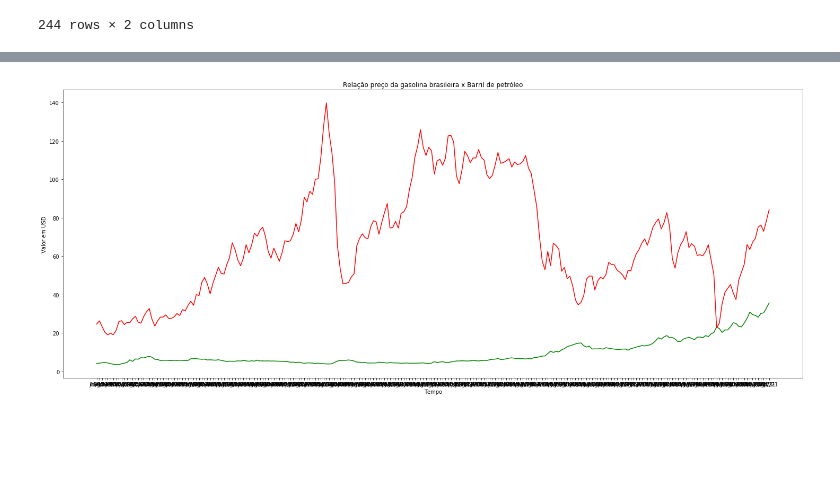
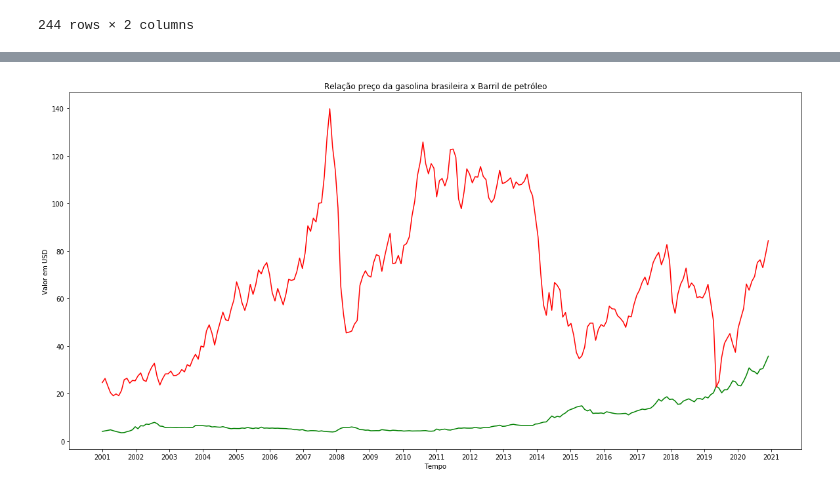
Before and after one commit to Guilherme-Valle/ia-analise-gasolina, a Jupyter notebook: analysis.ipynb, the cells around one changed output, grey strips where cells are left out. Drawn from its saved outputs; the diff is of its cells as text; code cells hidden in the pictures; blank space fills up the shorter version.

```diff
--- a/analysis.ipynb
+++ b/analysis.ipynb
@@ -395,0 +362,3 @@ petroleo_brent_2001_2021
+# %%
+preco_gasolina_2001_2021["ANO"] = preco_gasolina_2001_2021["MÊS"].str.replace('^\w+/', '20', regex=True)
+preco_gasolina_2001_2021.head()
@@ -396,16 +377,20 @@ petroleo_brent_2001_2021
 # %%
-width = 25
+width = 20
 height = 10
 width_height = (width, height)
 plt.figure(figsize=width_height)
 
-plt.plot(preco_gasolina_2001_2021["MÊS"], preco_gasolina_2001_2021["Valor USD"], color='g', label='Gasolina')
+plt.plot(preco_gasolina_2001_2021["MÊS"], preco_gasolina_2001_2021["Valor USD"],  color='g', label='Gasolina')
 plt.plot(preco_gasolina_2001_2021["MÊS"], petroleo_brent_2001_2021["Último"], color='r', label='Petróleo')
+
+
+plt.xticks(np.linspace(0, 244, 21), labels=preco_gasolina_2001_2021.loc[::12, "ANO"])
+
 
 plt.xlabel("Tempo")
 plt.ylabel("Valor em USD")
 plt.title("Relação preço da gasolina brasileira x Barril de petróleo")
 
 plt.show()
 # %% [output]
-[figure, old version]
+[figure, new version]
```
Also changed, not shown: parts of 17 cells of this notebook, 1 other file.
